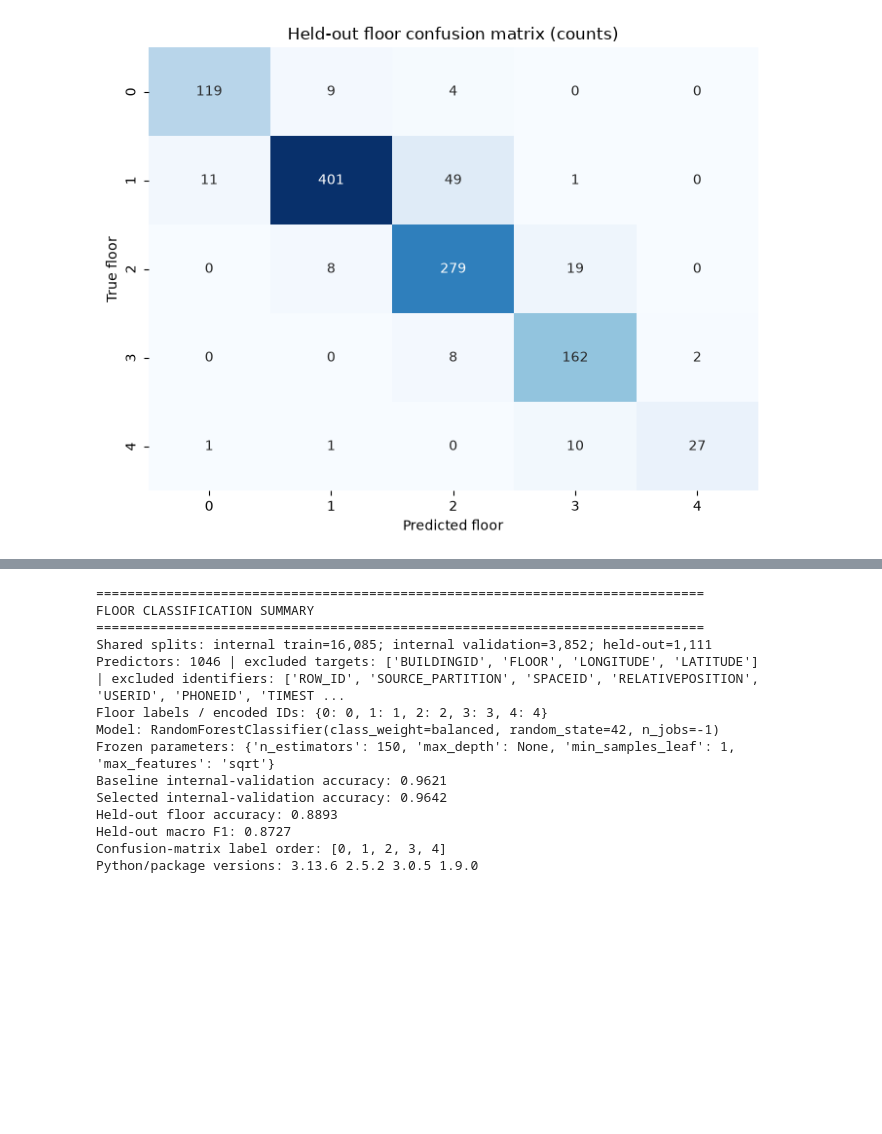
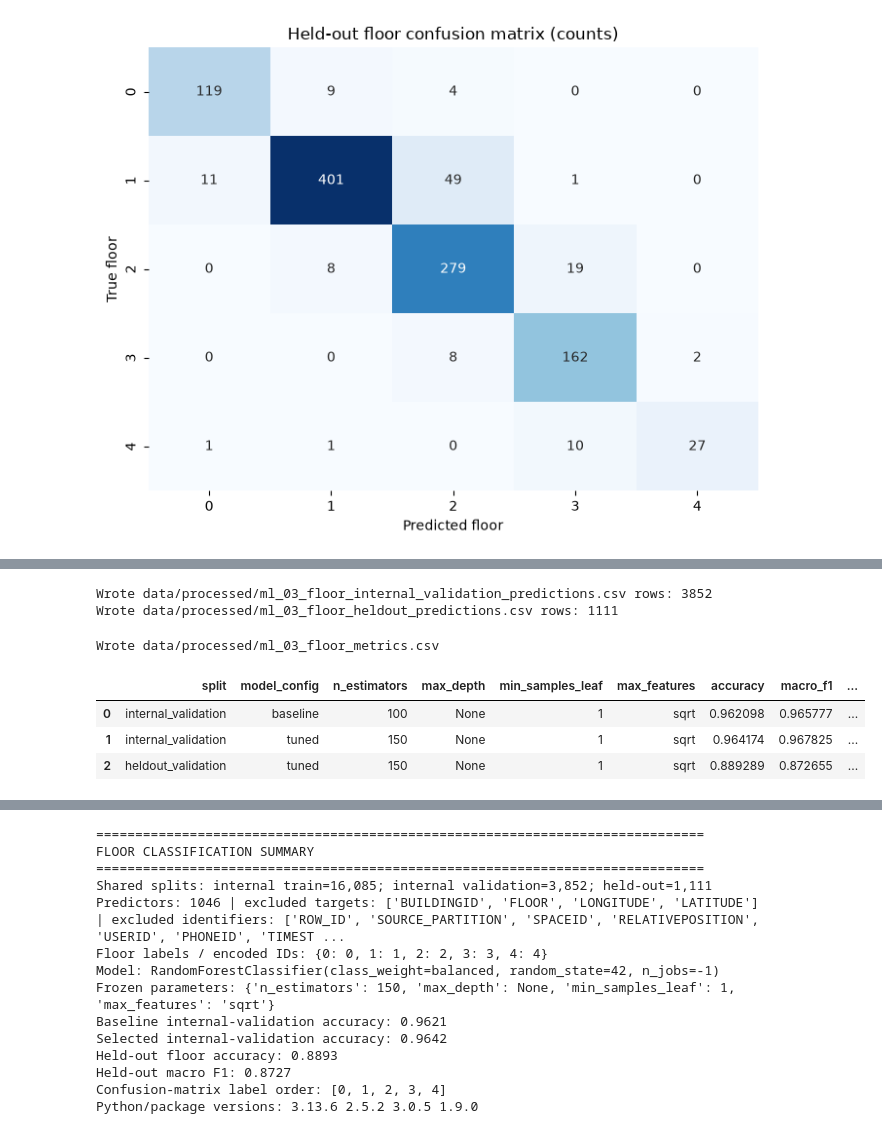
Before and after one commit to krishiv274/Signal2Space, a Jupyter notebook: Machine Learning Pipeline/ML_03_floor_classification.ipynb, the cells around one changed output, grey strips where cells are left out. Cells and saved outputs as stored; diff of their text form; code cells hidden in the pictures; blank space fills up the shorter version.

```diff
--- a/Machine Learning Pipeline/ML_03_floor_classification.ipynb
+++ b/Machine Learning Pipeline/ML_03_floor_classification.ipynb
@@ -295,0 +308,75 @@ plt.show()
+# %%
+INTERNAL_VAL_PREDICTIONS_PATH = PROCESSED_DIR / 'ml_03_floor_internal_validation_predictions.csv'
+HELDOUT_PREDICTIONS_PATH = PROCESSED_DIR / 'ml_03_floor_heldout_predictions.csv'
+METRICS_PATH = PROCESSED_DIR / 'ml_03_floor_metrics.csv'
+HELDOUT_CONFUSION_PATH = PROCESSED_DIR / 'ml_03_floor_heldout_confusion_matrix.csv'
+assert PROCESSED_DIR.is_dir(), f'Expected existing output directory: {PROCESSED_DIR}'
+
+def predictions_frame(frame, predictions, probabilities, encoded_probability_classes):
+    output = pd.DataFrame({
+        'ROW_ID': frame['ROW_ID'].to_numpy(),
+        'SOURCE_PARTITION': frame['SOURCE_PARTITION'].to_numpy(),
+        'FLOOR_TRUE': frame[FLOOR_TARGET].to_numpy(),
+        'FLOOR_PRED': predictions,
+    })
+    probability_column_lookup = {int(class_id): position for position, class_id in enumerate(encoded_probability_classes)}
+    for floor in FLOOR_CLASSES:
+        floor = int(floor)
+        encoded_floor = FLOOR_TO_CLASS_ID[floor]
+        output[f'PROBA_FLOOR_{floor}'] = (
+            probabilities[:, probability_column_lookup[encoded_floor]]
+            if encoded_floor in probability_column_lookup else 0.0
+        )
+    return output
+
+# Internal-validation predictions are generated from the already frozen final model.
+internal_val_pred_encoded = final_model.predict(X_internal_val)
+internal_val_proba = final_model.predict_proba(X_internal_val)
+internal_val_pred = decode_floors(internal_val_pred_encoded)
+model_class_ids = final_model.classes_.tolist()
+internal_val_predictions = predictions_frame(
+    internal_validation, internal_val_pred, internal_val_proba, model_class_ids
+)
+heldout_predictions = predictions_frame(
+    heldout_validation, heldout_pred, heldout_proba, model_class_ids
+)
+
+internal_val_predictions.to_csv(INTERNAL_VAL_PREDICTIONS_PATH, index=False)
+heldout_predictions.to_csv(HELDOUT_PREDICTIONS_PATH, index=False)
+print('Wrote', INTERNAL_VAL_PREDICTIONS_PATH.relative_to(PROJECT_ROOT), 'rows:', len(internal_val_predictions))
+print('Wrote', HELDOUT_PREDICTIONS_PATH.relative_to(PROJECT_ROOT), 'rows:', len(heldout_predictions))
+# %% [output]
+Wrote data/processed/ml_03_floor_internal_validation_predictions.csv rows: 3852
+Wrote data/processed/ml_03_floor_heldout_predictions.csv rows: 1111
+# %%
+metrics_rows = [
+    {
+        'split': 'internal_validation', 'model_config': 'baseline',
+        'n_estimators': baseline_model.n_estimators, 'max_depth': baseline_model.max_depth,
+        'min_samples_leaf': baseline_model.min_samples_leaf, 'max_features': baseline_model.max_features,
+        'accuracy': baseline_accuracy, 'macro_f1': baseline_macro_f1, 'n_rows': len(internal_validation),
+    },
+    {
+        'split': 'internal_validation', 'model_config': 'tuned',
+        'n_estimators': BEST_PARAMS['n_estimators'], 'max_depth': BEST_PARAMS['max_depth'],
+        'min_samples_leaf': BEST_PARAMS['min_samples_leaf'], 'max_features': BEST_PARAMS['max_features'],
+        'accuracy': float(best_row['internal_validation_accuracy']),
+        'macro_f1': float(best_row['internal_validation_macro_f1']), 'n_rows': len(internal_validation),
+    },
+    {
+        'split': 'heldout_validation', 'model_config': 'tuned',
+        'n_estimators': BEST_PARAMS['n_estimators'], 'max_depth': BEST_PARAMS['max_depth'],
+        'min_samples_leaf': BEST_PARAMS['min_samples_leaf'], 'max_features': BEST_PARAMS['max_features'],
+        'accuracy': heldout_accuracy, 'macro_f1': heldout_macro_f1, 'n_rows': len(heldout_validation),
+    },
+]
+metrics_df = pd.DataFrame(metrics_rows)
+metrics_df.to_csv(METRICS_PATH, index=False)
+print('Wrote', METRICS_PATH.relative_to(PROJECT_ROOT))
+display(metrics_df)
+# %% [output]
+Wrote data/processed/ml_03_floor_metrics.csv
+|  | split | model_config | n_estimators | max_depth | min_samples_leaf | max_features | accuracy | macro_f1 | ... |
+| 0 | internal_validation | baseline | 100 | None | 1 | sqrt | 0.962098 | 0.965777 | ... |
+| 1 | internal_validation | tuned | 150 | None | 1 | sqrt | 0.964174 | 0.967825 | ... |
+| 2 | heldout_validation | tuned | 150 | None | 1 | sqrt | 0.889289 | 0.872655 | ... |
```
Also changed, not shown: parts of 6 cells of this notebook, 4 other files.
